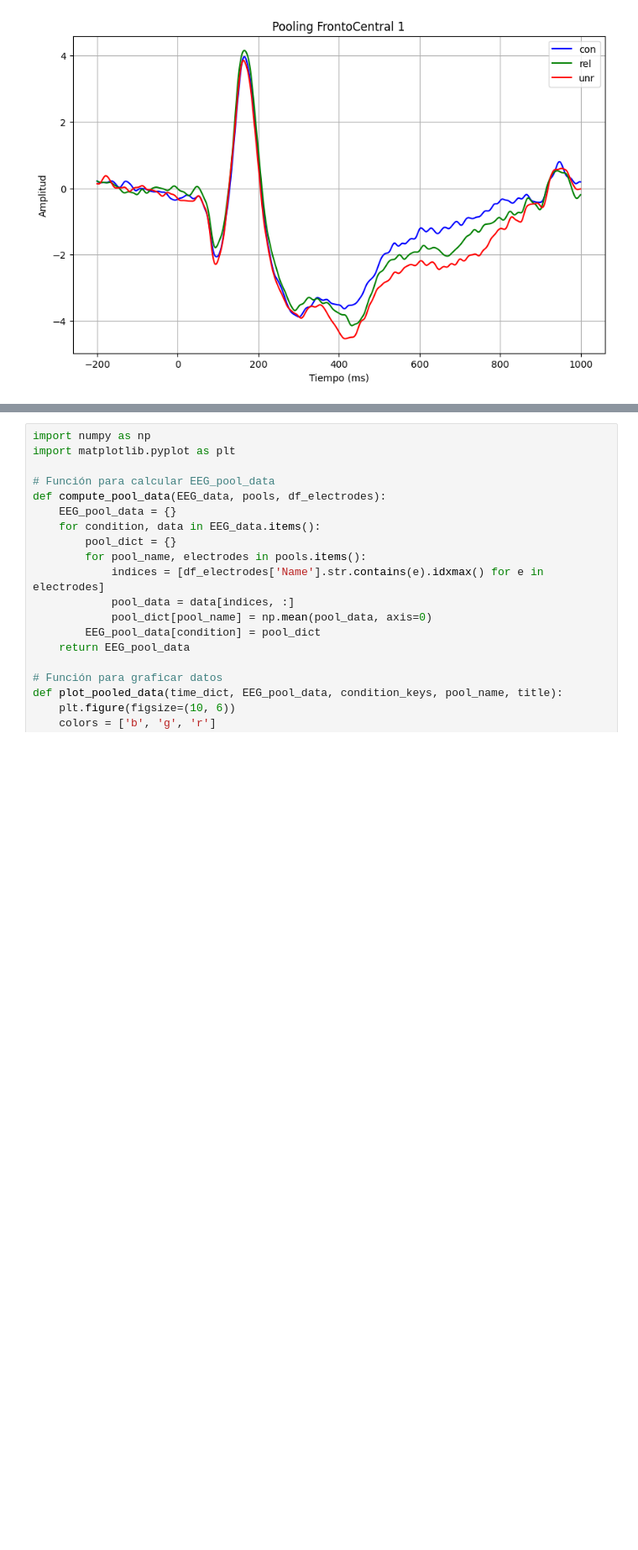
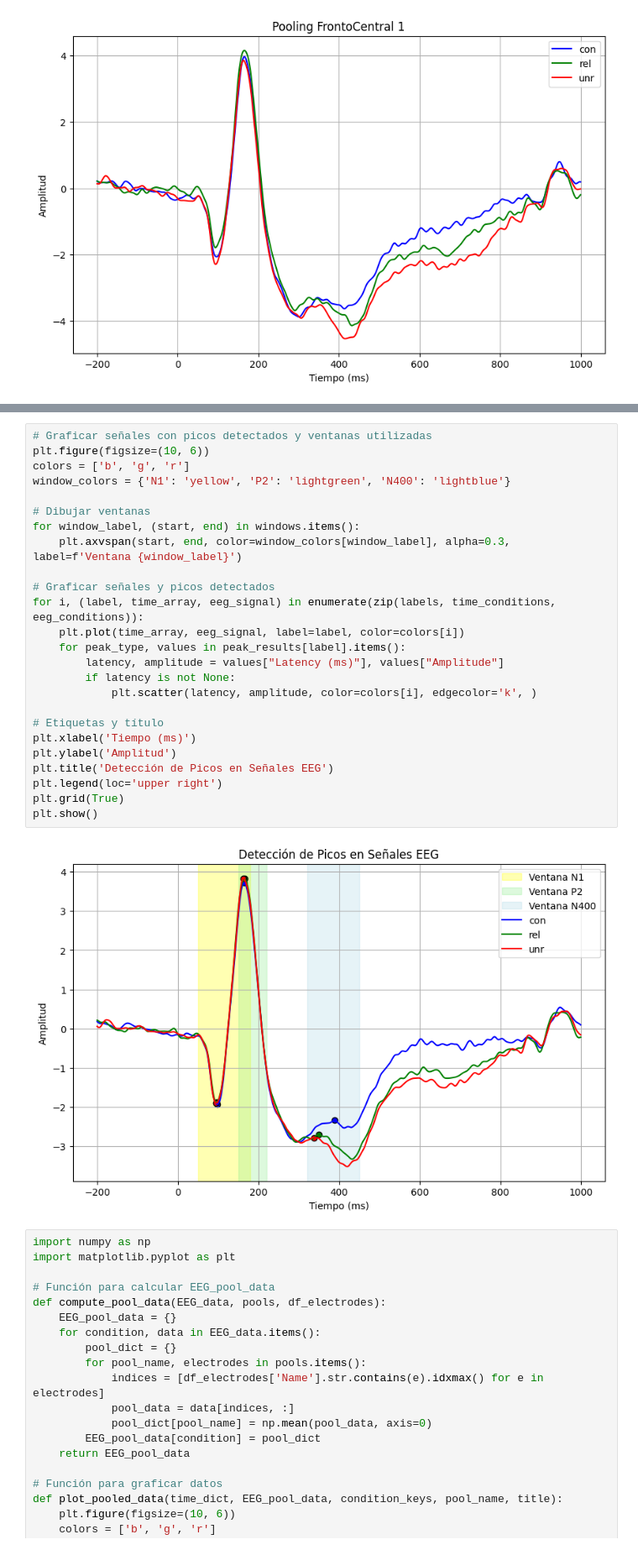
Before and after one commit to carrielfelipe/EEG_ERP_Analysis, a Jupyter notebook: PWI/PWI_Grand_Average.ipynb, the cells around one changed output, grey strips where cells are left out. Shown at 84% size. Drawn from its saved outputs; the diff is of its cells as text; blank space fills up the shorter version.

```diff
--- a/PWI/PWI_Grand_Average.ipynb
+++ b/PWI/PWI_Grand_Average.ipynb
@@ -269,3 +409,30 @@ plt.show()
+# %%
+# Graficar señales con picos detectados y ventanas utilizadas
+plt.figure(figsize=(10, 6))
+colors = ['b', 'g', 'r']
+window_colors = {'N1': 'yellow', 'P2': 'lightgreen', 'N400': 'lightblue'}
+
+# Dibujar ventanas
+for window_label, (start, end) in windows.items():
+    plt.axvspan(start, end, color=window_colors[window_label], alpha=0.3, label=f'Ventana {window_label}')
+
+# Graficar señales y picos detectados
+for i, (label, time_array, eeg_signal) in enumerate(zip(labels, time_conditions, eeg_conditions)):
+    plt.plot(time_array, eeg_signal, label=label, color=colors[i])
+    for peak_type, values in peak_results[label].items():
+        latency, amplitude = values["Latency (ms)"], values["Amplitude"]
+        if latency is not None:
+            plt.scatter(latency, amplitude, color=colors[i], edgecolor='k', )
+
+# Etiquetas y título
+plt.xlabel('Tiempo (ms)')
+plt.ylabel('Amplitud')
+plt.title('Detección de Picos en Señales EEG')
+plt.legend(loc='upper right')
+plt.grid(True)
+plt.show()
+# %% [output]
+[figure, added]
 # %%
 import numpy as np
 import matplotlib.pyplot as plt
```
Also changed, not shown: parts of 8 cells of this notebook, 2 other files.
